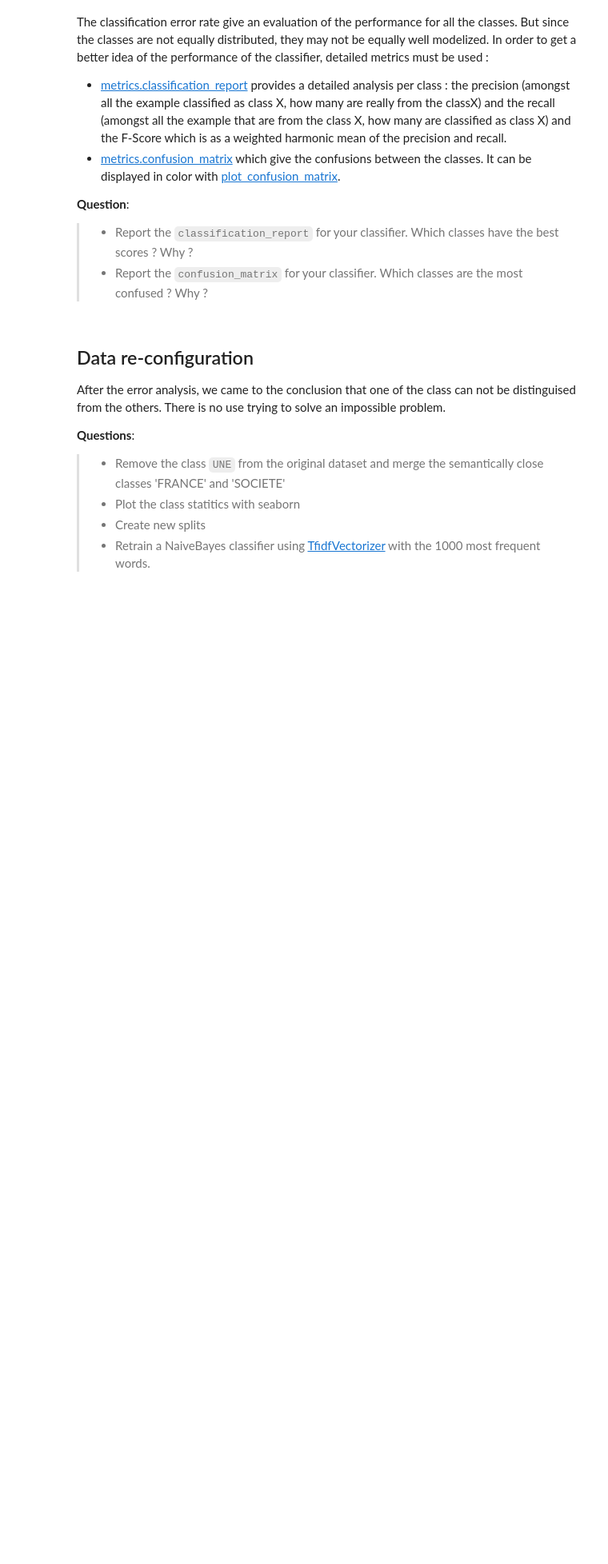
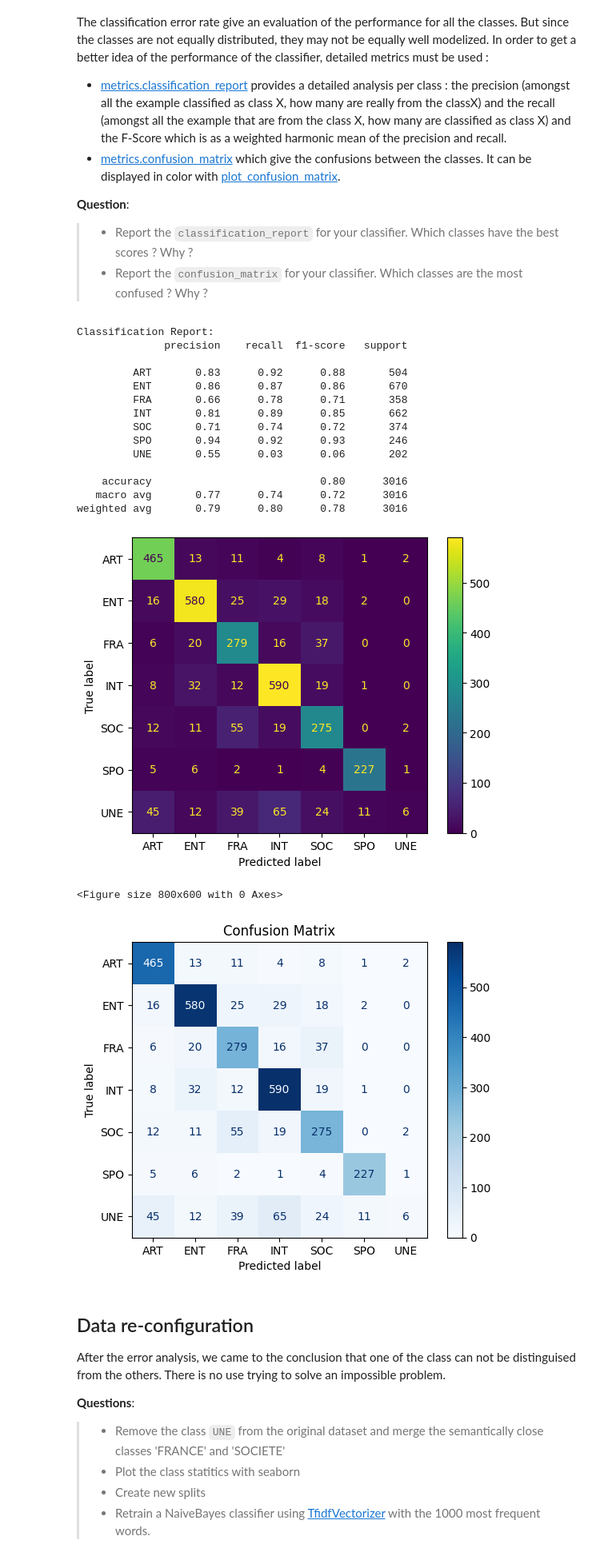
Before and after one commit to Suzie14/nlp-lab-text-classification, a Jupyter notebook: TextClassification_LeMonde.ipynb, the cells around one changed output. Shown at 80% size. Saved outputs shown, nothing was run; the diff lists cells and outputs as text; code cells hidden in the pictures; blank space fills up the shorter version.

```diff
--- a/TextClassification_LeMonde.ipynb
+++ b/TextClassification_LeMonde.ipynb
@@ -240,7 +240,6 @@ for max_features in max_features_options:
             # Get scores
             train_score = clf.score(X_train_tfidf, y_train)
             val_score = clf.score(X_val_tfidf, y_val)
-            test_score = clf.score(X_test_tfidf, y_test)
 
             # Store configuration and results
             config = {
@@ -288,3 +283,56 @@ from sklearn.metrics import classification_report, ConfusionMatrixDisplay
+# %%
+from sklearn.metrics import classification_report, ConfusionMatrixDisplay
+
+vectorizer = CountVectorizer(max_features=5000)
+X_train_counts = vectorizer.fit_transform(X_train)
+X_val_counts = vectorizer.transform(X_val)
+X_test_counts = vectorizer.transform(X_test)
+
+# Apply TF-IDF transformation
+tfidf = TfidfTransformer(use_idf=True)
+X_train_tfidf = tfidf.fit_transform(X_train_counts)
+X_val_tfidf = tfidf.transform(X_val_counts)
+X_test_tfidf = tfidf.transform(X_test_counts)
+
+
+# Train a classifier
+clf = MultinomialNB(alpha=0.1)
+clf.fit(X_train_tfidf, y_train)
+# Predict on the test set
+y_pred = clf.predict(X_test_tfidf)
+
+
+# Generate the classification report
+report = classification_report(y_test, y_pred)
+print("Classification Report:")
+print(report)
+
+# Generate the confusion matrix display
+cm_display = ConfusionMatrixDisplay.from_predictions(y_test, y_pred)
+
+# Plot the confusion matrix
+plt.figure(figsize=(8, 6))
+cm_display.plot(cmap=plt.cm.Blues)
+plt.title('Confusion Matrix')
+plt.show()
+# %% [output]
+Classification Report:
+              precision    recall  f1-score   support
+
+         ART       0.83      0.92      0.88       504
+         ENT       0.86      0.87      0.86       670
+         FRA       0.66      0.78      0.71       358
+         INT       0.81      0.89      0.85       662
+         SOC       0.71      0.74      0.72       374
+         SPO       0.94      0.92      0.93       246
+         UNE       0.55      0.03      0.06       202
+
+    accuracy                           0.80      3016
+   macro avg       0.77      0.74      0.72      3016
+weighted avg       0.79      0.80      0.78      3016
+[figure, added]
+<Figure size 800x600 with 0 Axes>
+[figure, added]
 # %% [markdown]
 ## Data re-configuration
 After the error analysis, we came to the conclusion that one of the class can not be distinguised from the others. There is no use trying to solve an impossible problem.
```
Also changed, not shown: parts of 7 cells of this notebook.
